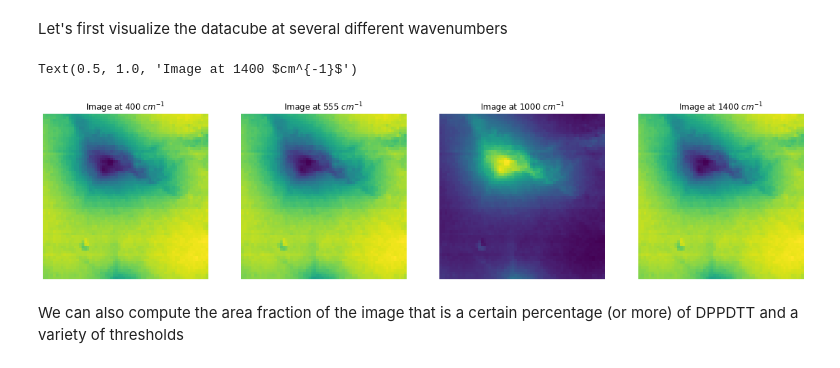
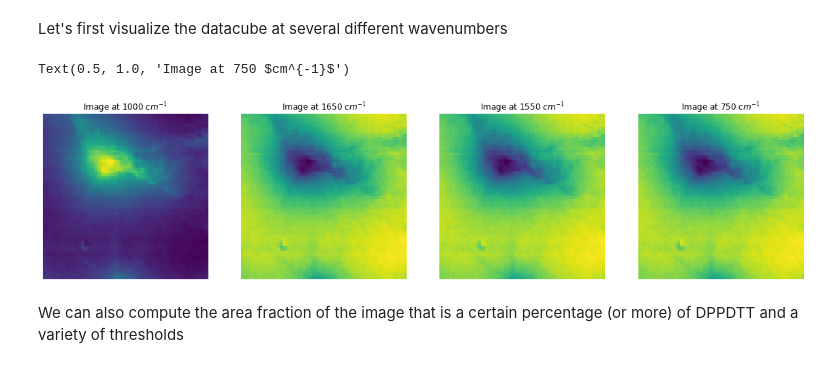
Before and after one commit to mdbresh/HyperUnmixing, a Jupyter notebook: notebooks/20200529_PresentationNotebook_caitlin.ipynb, the cells around one changed output. Saved outputs shown, nothing was run; the diff lists cells and outputs as text; code cells hidden in the pictures.

```diff
--- a/notebooks/20200529_PresentationNotebook_caitlin.ipynb
+++ b/notebooks/20200529_PresentationNotebook_caitlin.ipynb
@@ -127,28 +127,28 @@ from visualization import *
 Let's first visualize the datacube at several different wavenumbers
 # %%
 figs, axes = plt.subplots(ncols=4, figsize=(20,5))
-im400 = Wav_2_Im(im, 400)
-im555 = Wav_2_Im(im, 555)
 im1000 = Wav_2_Im(im, 1000)
-im1400 = Wav_2_Im(im, 1400)
+im1650 = Wav_2_Im(im, 1650)
+im1550 = Wav_2_Im(im, 1550)
+im750 = Wav_2_Im(im, 750)
 
 for ax in axes:
     ax.axis('off')
 
-axes[0].imshow(im400)
-axes[0].set_title(r'Image at 400 $cm^{-1}$')
+axes[0].imshow(im1000)
+axes[0].set_title(r'Image at 1000 $cm^{-1}$')
 
-axes[1].imshow(im555)
-axes[1].set_title(r'Image at 555 $cm^{-1}$')
+axes[1].imshow(im1650)
+axes[1].set_title(r'Image at 1650 $cm^{-1}$')
 
-axes[2].imshow(im1000)
-axes[2].set_title(r'Image at 1000 $cm^{-1}$')
+axes[2].imshow(im1550)
+axes[2].set_title(r'Image at 1550 $cm^{-1}$')
 
-axes[3].imshow(im1400)
-axes[3].set_title(r'Image at 1400 $cm^{-1}$')
+axes[3].imshow(im750)
+axes[3].set_title(r'Image at 750 $cm^{-1}$')
 # %% [output]
-Text(0.5, 1.0, 'Image at 1400 $cm^{-1}$')
+Text(0.5, 1.0, 'Image at 750 $cm^{-1}$')
-[figure, old version]
+[figure, new version]
 # %% [markdown]
 We can also compute the area fraction of the image that is a certain percentage (or more) of DPPDTT and a variety of thresholds
 # %%
```
Also changed, not shown: parts of 3 cells of this notebook.
